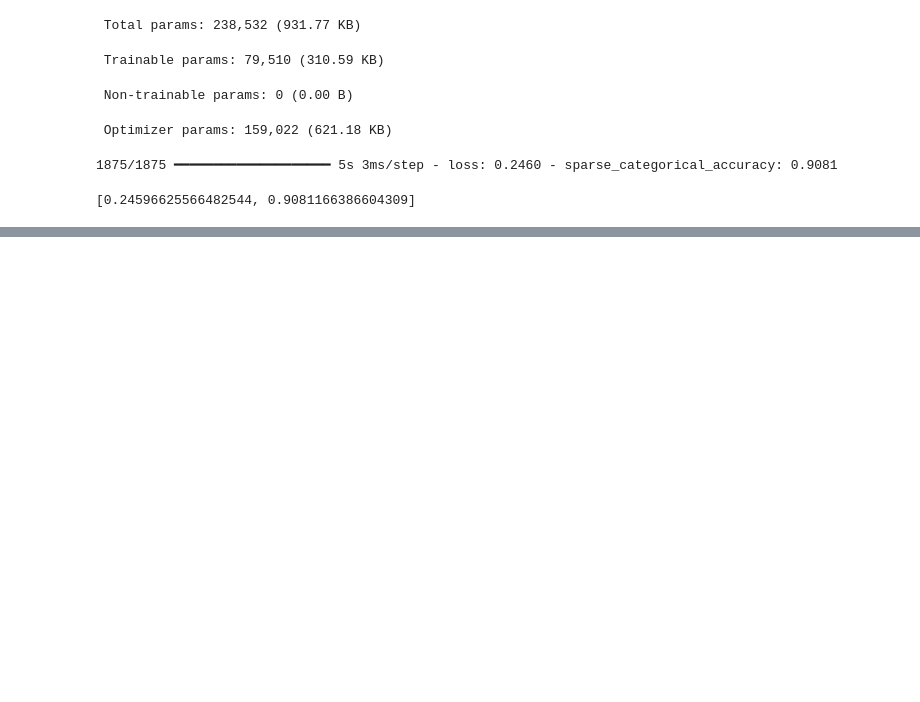
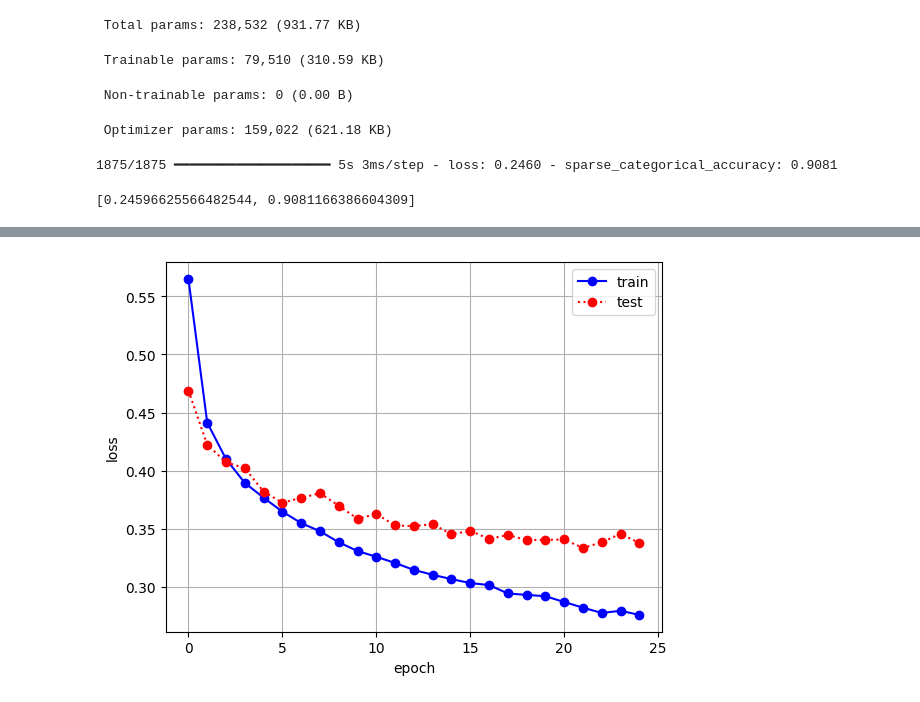
Before and after one commit to JakeOh/202605_BD57, a Jupyter notebook: lab_ml/ml17_ann_mnist.ipynb, the cells around one changed output, grey strips where cells are left out. Saved outputs shown, nothing was run; the diff lists cells and outputs as text; code cells hidden in the pictures; blank space fills up the shorter version.

Commit message:
ModelCheckpoint, EarlyStopping 콜백을 사용한 훈련 조기 종료와 최적의 모델 저장.

```diff
--- a/lab_ml/ml17_ann_mnist.ipynb
+++ b/lab_ml/ml17_ann_mnist.ipynb
@@ -1043,0 +1083,16 @@ model_restore2.evaluate(x=x_train_scaled, y=y_train)
+# %%
+model.compile(optimizer=keras.optimizers.Adam(),
+              loss=keras.losses.sparse_categorical_crossentropy,
+              metrics=[keras.metrics.sparse_categorical_accuracy])
+# %%
+# ModelCheckpoint 클래스 객체 생성
+checkpoint_cb = keras.callbacks.ModelCheckpoint(filepath=path + 'best_model.keras',
+                                                save_best_only=True)
+# %%
+# EarlyStopping 클래스 객체 생성
+early_stop_cb = keras.callbacks.EarlyStopping(patience=3, restore_best_weights=True)
+# %%
+# 신경망 모델 훈련
+result = model.fit(x=x_train_scaled, y=y_train, batch_size=64, epochs=1_000,
+                   validation_data=[x_test_scaled, y_test],
+                   callbacks=[checkpoint_cb, early_stop_cb])
@@ -1043,0 +1117,14 @@ model_restore2.evaluate(x=x_train_scaled, y=y_train)
+# %%
+# 훈련/검증 손실 그래프
+epochs = result.epoch  # list
+history = result.history  # dict
+
+plt.plot(epochs, history['loss'], 'bo-', label='train')
+plt.plot(epochs, history['val_loss'], 'ro:', label='test')
+plt.legend()
+plt.xlabel('epoch')
+plt.ylabel('loss')
+plt.grid()
+plt.show()
+# %% [output]
+[figure, added]
```
Also changed, not shown: parts of 8 cells of this notebook.
